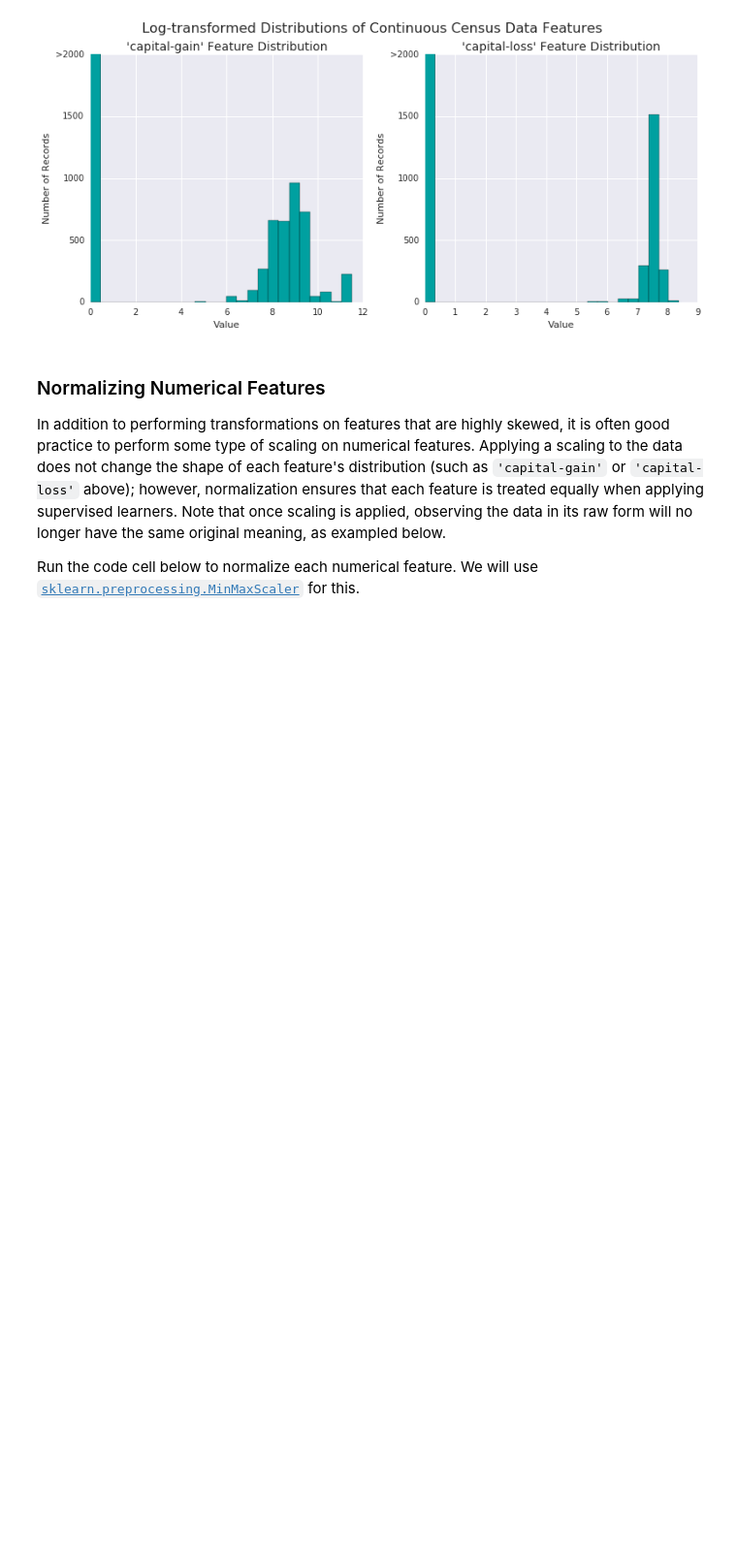
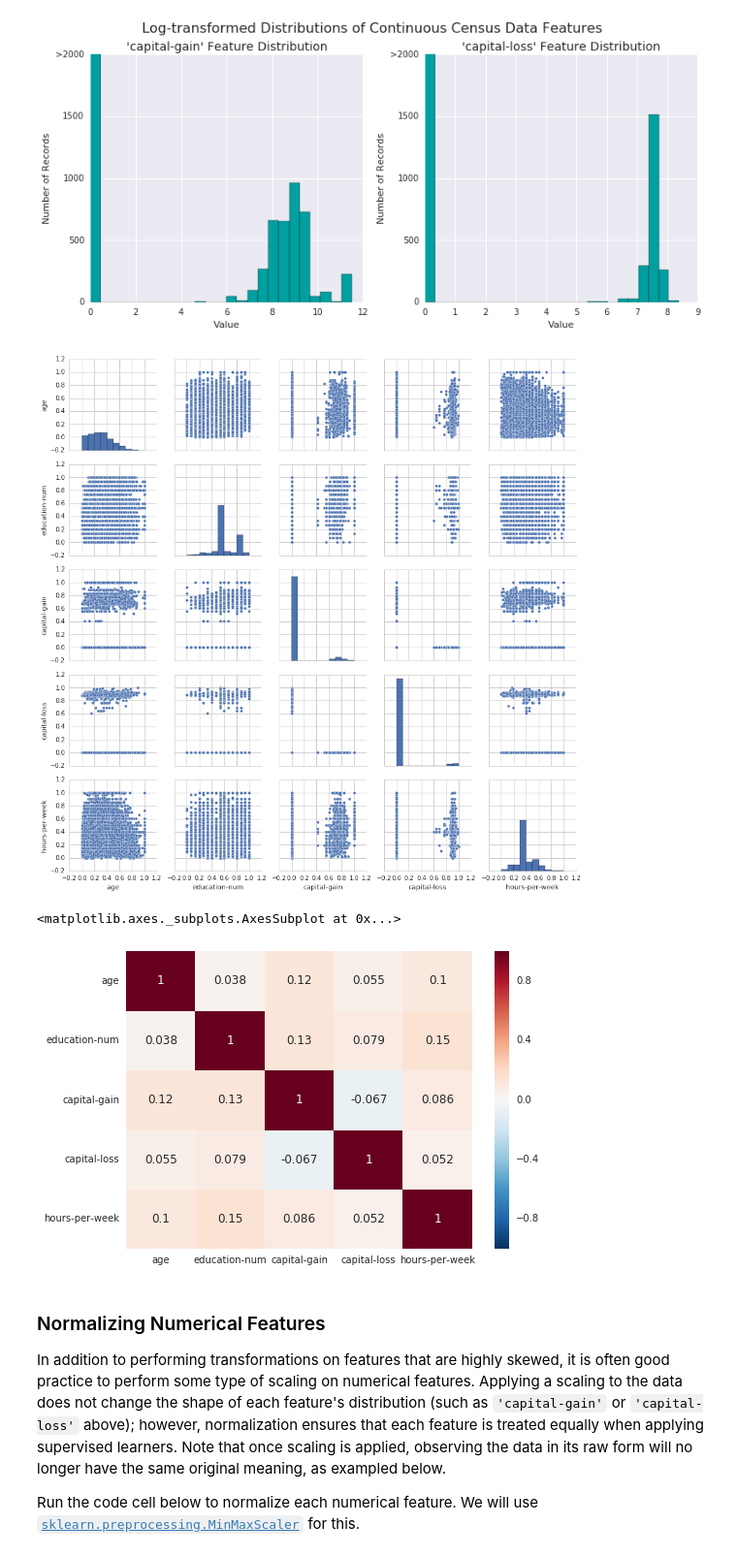
Before and after one commit to AbdoShalaby/ML-degree-projects, a Jupyter notebook: finding-donors/finding_donors.ipynb, the cells around one changed output. Shown at 97% size. Drawn from its saved outputs; the diff is of its cells as text; code cells hidden in the pictures; blank space fills up the shorter version.

```diff
--- a/finding-donors/finding_donors.ipynb
+++ b/finding-donors/finding_donors.ipynb
@@ -152,6 +152,19 @@ features_log_transformed[skewed] = features_raw[skewed].apply(lambda x: np.log(x
 vs.distribution(features_log_transformed, transformed = True)
 # %% [output]
 [figure]
+# %%
+sns.set(style='whitegrid', context='notebook')
+# Let's see how is the relationship between the dataset continous attributes.
+sns.pairplot(features_log_transformed)
+plt.show()
+
+# Another way to see the relationship between the dataset continous attributes is to plot a the corr as heatmap.
+cm = features_log_transformed.corr()
+sns.heatmap(cm,annot=True)
+# %% [output]
+[figure, added]
+<matplotlib.axes._subplots.AxesSubplot at 0x...>
+[figure, added]
 # %% [markdown]
 ### Normalizing Numerical Features
 In addition to performing transformations on features that are highly skewed, it is often good practice to perform some type of scaling on numerical features. Applying a scaling to the data does not change the shape of each feature's distribution (such as `'capital-gain'` or `'capital-loss'` above); however, normalization ensures that each feature is treated equally when applying supervised learners. Note that once scaling is applied, observing the data in its raw form will no longer have the same original meaning, as exampled below.
```
Also changed, not shown: parts of 11 cells of this notebook, 2 other files.
